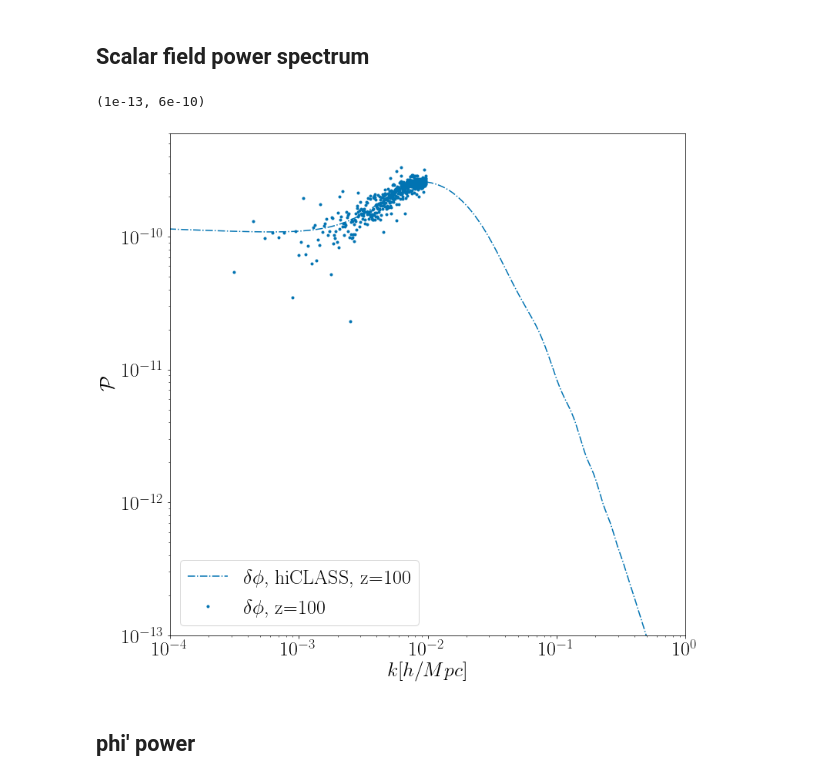
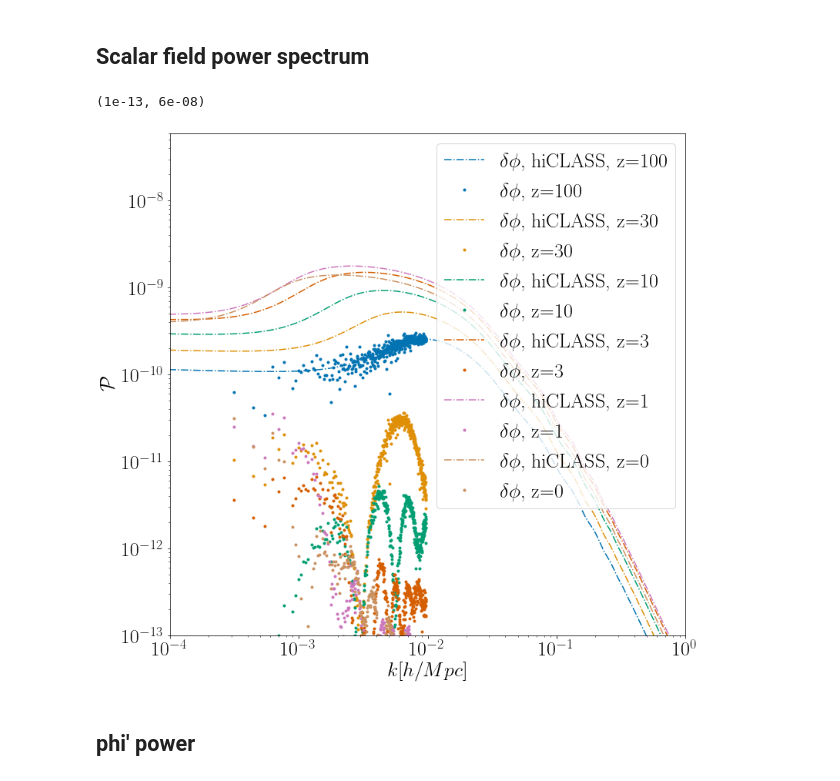
Before and after one commit to FarbodHassani/EQevolution, a Jupyter notebook: Notebook/Quintessence.ipynb, the cells around one changed output. Saved outputs shown, nothing was run; the diff lists cells and outputs as text; code cells hidden in the pictures.

```diff
--- a/Notebook/Quintessence.ipynb
+++ b/Notebook/Quintessence.ipynb
@@ -39,3 +29,29 @@ Hconf_hiclass = interpolate.interp1d(1./(1.+bg[:,0]) ,bg[:,3])
+# %%
+redshifts=[100, 30, 10, 3, 1, 0];
+
+address_ref='/Users/farbod/Packages/gevolution-1.1/output/'
+for i in range(np.shape(redshifts)[0]):
+    data['eq_ev']['pi']['z='+str(redshifts[i])] = np.loadtxt("./../output/lcdm_pk00"+str(i)+"_pi.dat")
+    data['eq_ev']['V_pi']['z='+str(redshifts[i])] = np.loadtxt("./../output/lcdm_pk00"+str(i)+"_V_pi.dat")
+    data['eq_ev']['m']['z='+str(redshifts[i])] = np.loadtxt("./../output/lcdm_pk00"+str(i)+"_delta.dat")
+    data['eq_ev']['phi']['z='+str(redshifts[i])] = np.loadtxt("./../output/lcdm_pk00"+str(i)+"_phi.dat")
+    data['eq_ev']['chi']['z='+str(redshifts[i])] = np.loadtxt("./../output/lcdm_pk00"+str(i)+"_chi.dat")
+    data['eq_ev']['hij']['z='+str(redshifts[i])] = np.loadtxt("./../output/lcdm_pk00"+str(i)+"_hij.dat")
+    data['eq_ev']['B']['z='+str(redshifts[i])] = np.loadtxt("./../output/lcdm_pk00"+str(i)+"_B.dat")
+
+    # Ref runs
+    data['ref']['m']['z='+str(redshifts[i])] = np.loadtxt(address_ref+"lcdm_pk00"+str(i)+"_delta.dat")
+    data['ref']['phi']['z='+str(redshifts[i])] = np.loadtxt(address_ref+"lcdm_pk00"+str(i)+"_phi.dat")
+    data['ref']['chi']['z='+str(redshifts[i])] = np.loadtxt(address_ref+"lcdm_pk00"+str(i)+"_chi.dat")
+    data['ref']['hij']['z='+str(redshifts[i])] = np.loadtxt(address_ref+"lcdm_pk00"+str(i)+"_hij.dat")
+    data['ref']['B']['z='+str(redshifts[i])] = np.loadtxt(address_ref+"lcdm_pk00"+str(i)+"_B.dat")
+
+    data['class_tk']['z='+str(redshifts[i])] = np.loadtxt("./../../EQ_hi_class/output/quin_z"+str(i+1)+"_tk.dat")
+    data['class_pk']['z='+str(redshifts[i])] = np.loadtxt("./../../EQ_hi_class/output/quin_z"+str(i+1)+"_pk.dat")
+
+gev_bg= np.loadtxt("./../output/quintessence_background.dat")
+bg= np.loadtxt("./../../EQ_hi_class/output/quin_background.dat")
+Hconf_hiclass = interpolate.interp1d(1./(1.+bg[:,0]) ,bg[:,3])
 # %% [markdown]
 # Power spectra
 # %% [markdown]
@@ -60,7 +76,7 @@ cs2=1.e-4;
 c=2.99792458*1.e5; #Km/s
 H0=100*h/c; #H0 in 1/Mpc unit. 0.00022593979933110373
 w=-0.9;
-k_q = class_tk[0][:,0];
+k_q = data['class_tk']['z='+str(redshifts[i])][:,0];
 zini = 100.
 aini = 1./(1+zini);
 Normlization = As*(k_q/kp)**(ns-1.);
@@ -68,41 +84,45 @@ Normlization = As*(k_q/kp)**(ns-1.);
 
 H0_hiclass = bg[-1:,3];
 a_hiclass = 1./(1.+bg[:,0])
 
 # Hconf = interpolate.interp1d(bg[:,0],bg[:,3])
 Hconf_hiclass = interpolate.interp1d(bg[:,0] ,bg[:,3] * a_hiclass  )
 scalar = interpolate.interp1d(bg[:,0],bg[:,29])
 scalar_p = interpolate.interp1d(bg[:,0],bg[:,30])
 scalar_pp = interpolate.interp1d(bg[:,0],bg[:,31])
 
 #  bg[::num,30]/(bg[-1:,3])
 
 
 ###### hiclass results:
 # redshifts = [100,50,20]
 l=0
-for i in range(0,1):
-    alpha = (class_tk[i][:,11] + 6.0 *class_tk[i][:,13] )/(2.*k_q*k_q);
-    Vx = class_tk[i][:,5]
+for i in range(0,6):
+    class_tk = data['class_tk']['z='+str(redshifts[i])];
+    alpha = (class_tk[:,11] + 6.0 *class_tk[:,13] )/(2.*k_q*k_q);
+    Vx = class_tk[:,5]
     Vx = Vx +  alpha/h/h; # gauge transfomration to the Newtonian gauge #NOTE that v_x is in [1/Mpc]
     delta_phi = Vx * (1+redshifts[i]) * scalar_p(redshifts[i]);  #delta phi [hiclass] [1] = phi'[hiclass][1/T]/a * V_X (hiclass)[T]
     #delta phi [gev] [1] = phi'[gev][1/T]/a * V_X (gev)[T] ## V_X(gev)[T] = V_X[hiclass][T] * H_0 [hiclass]/H0[gev]
 
 #   delta_phi = Vx * (1+redshifts[i]) * scalar_p(redshifts[i])/ Hconf_hiclass(0);  #
-    plt.plot(class_tk[i][:,0], (delta_phi)**2* Normlization,"-.", color = Colors[l] , label = "$\delta \phi$, hiCLASS, z="+str(redshifts[i]))
+    plt.plot(class_tk[:,0], (delta_phi)**2* Normlization,"-.", color = Colors[l] , label = "$\delta \phi$, hiCLASS, z="+str(redshifts[i]))
 
-    plt.plot(gev_V_pi[i][:,0],gev_pi[i][:,1],".", color = Colors[l] , label = "$\delta \phi$, z="+str(redshifts[i]))
+    # EQ-evolution
+    k = data['eq_ev']['pi']['z='+str(redshifts[i])][:,0]
+    pk = data['eq_ev']['pi']['z='+str(redshifts[i])][:,1]
+    plt.plot(k, pk,".", color = Colors[l] , label = "$\delta \phi$, z="+str(redshifts[i]))
     l=l+1
 plt.legend()
 plt.ylabel(r"$\mathcal{P}$")
 plt.xlabel(r"$k[h/Mpc]$")
 plt.xscale('log')
 plt.yscale('log')
 plt.xlim(1.e-4,1.e0)
-plt.ylim(1.e-13,6.e-10)
+plt.ylim(1.e-13,6.e-8)
 # %% [output]
-(1e-13, 6e-10)
+(1e-13, 6e-08)
-[figure, old version]
+[figure, new version]
 # %% [markdown]
 ## phi' power
 # %%
```
Also changed, not shown: parts of 15 cells of this notebook, 5 other files.
